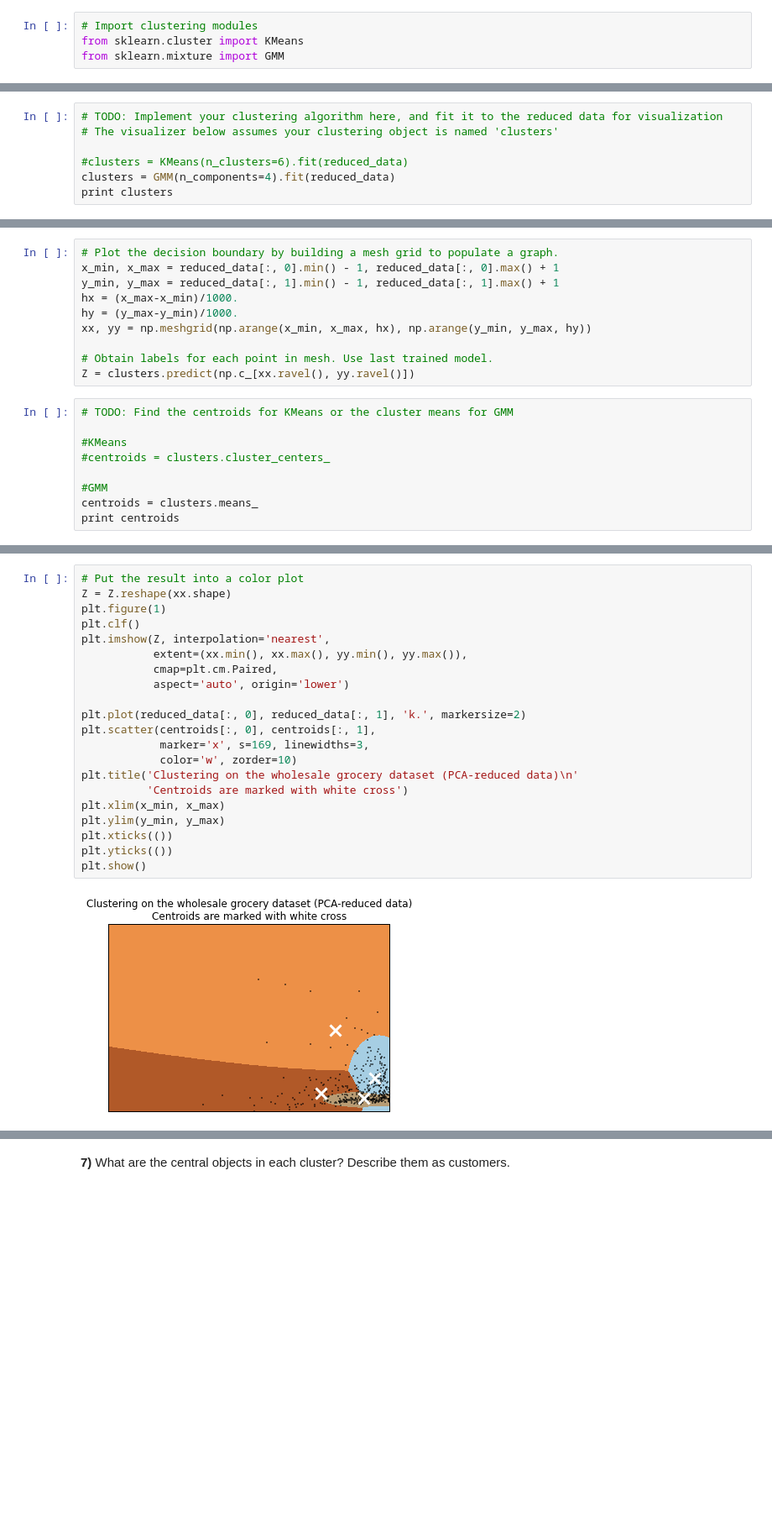
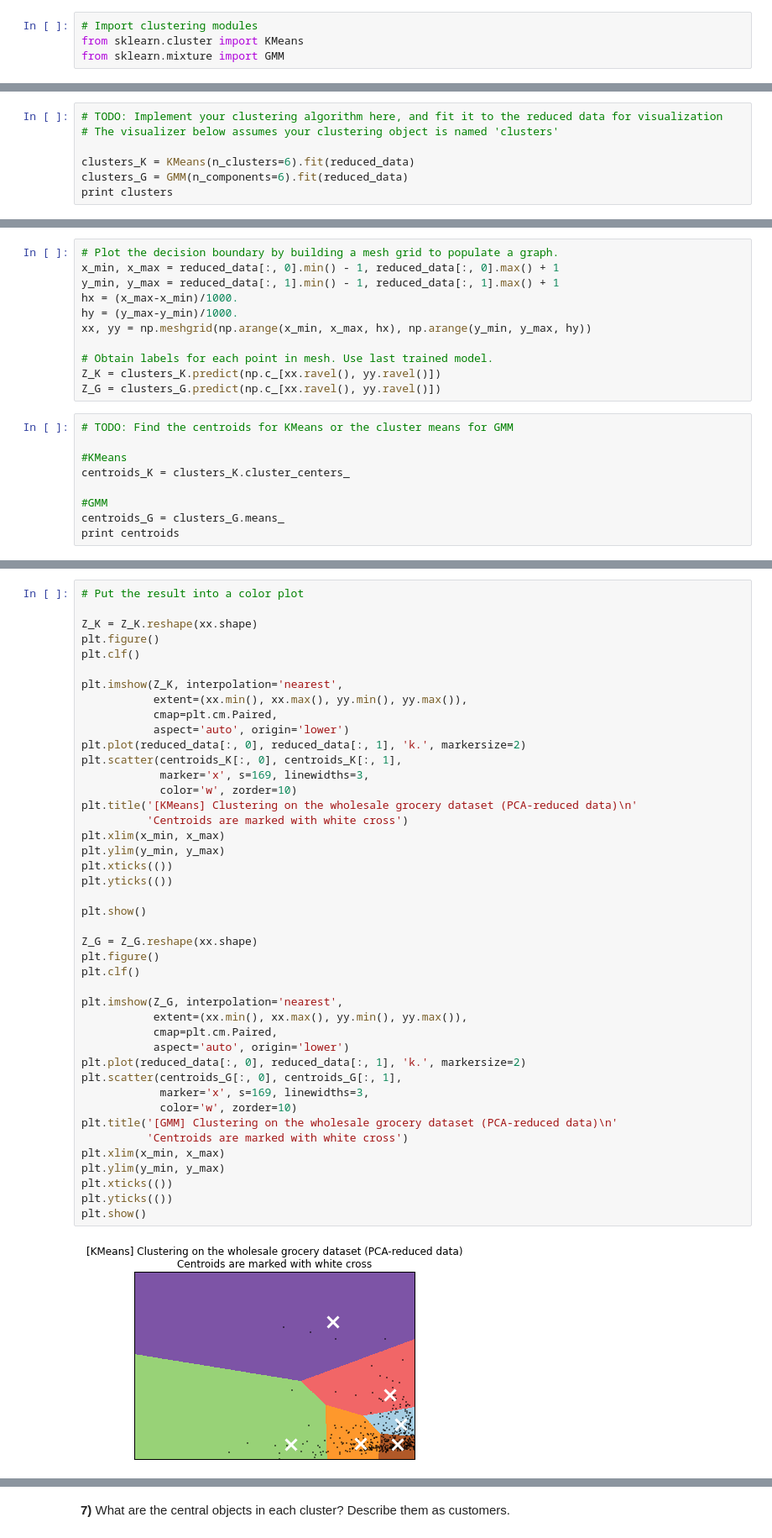
Before and after one commit to yycho0108/U_ML_P3, a Jupyter notebook: customer_segments/customer_segments.ipynb, the cells around one changed output, grey strips where cells are left out. Shown: that part at 84% size. Cells and saved outputs as stored; diff of their text form; blank space fills up the shorter version.

```diff
--- a/customer_segments/customer_segments.ipynb
+++ b/customer_segments/customer_segments.ipynb
@@ -140,8 +156,8 @@ print reduced_data[:10]  # print upto 10 elements
 # TODO: Implement your clustering algorithm here, and fit it to the reduced data for visualization
 # The visualizer below assumes your clustering object is named 'clusters'
 
-#clusters = KMeans(n_clusters=6).fit(reduced_data)
-clusters = GMM(n_components=4).fit(reduced_data)
+clusters_K = KMeans(n_clusters=6).fit(reduced_data)
+clusters_G = GMM(n_components=6).fit(reduced_data)
 print clusters
 # %% [output]
 GMM(covariance_type='diag', init_params='wmc', min_covar=0.001,
@@ -156,14 +172,15 @@ hy = (y_max-y_min)/1000.
 xx, yy = np.meshgrid(np.arange(x_min, x_max, hx), np.arange(y_min, y_max, hy))
 
 # Obtain labels for each point in mesh. Use last trained model.
-Z = clusters.predict(np.c_[xx.ravel(), yy.ravel()])
+Z_K = clusters_K.predict(np.c_[xx.ravel(), yy.ravel()])
+Z_G = clusters_G.predict(np.c_[xx.ravel(), yy.ravel()])
 # %%
 # TODO: Find the centroids for KMeans or the cluster means for GMM
 
 #KMeans
-#centroids = clusters.cluster_centers_
+centroids_K = clusters_K.cluster_centers_
 
 #GMM
-centroids = clusters.means_
+centroids_G = clusters_G.means_
 print centroids
 # %% [output]
@@ -174,23 +191,45 @@ print centroids
 # %%
 # Put the result into a color plot
-Z = Z.reshape(xx.shape)
-plt.figure(1)
+
+Z_K = Z_K.reshape(xx.shape)
+plt.figure()
 plt.clf()
-plt.imshow(Z, interpolation='nearest',
+
+plt.imshow(Z_K, interpolation='nearest',
            extent=(xx.min(), xx.max(), yy.min(), yy.max()),
            cmap=plt.cm.Paired,
            aspect='auto', origin='lower')
-
 plt.plot(reduced_data[:, 0], reduced_data[:, 1], 'k.', markersize=2)
-plt.scatter(centroids[:, 0], centroids[:, 1],
+plt.scatter(centroids_K[:, 0], centroids_K[:, 1],
             marker='x', s=169, linewidths=3,
             color='w', zorder=10)
-plt.title('Clustering on the wholesale grocery dataset (PCA-reduced data)\n'
+plt.title('[KMeans] Clustering on the wholesale grocery dataset (PCA-reduced data)\n'
+          'Centroids are marked with white cross')
+plt.xlim(x_min, x_max)
+plt.ylim(y_min, y_max)
+plt.xticks(())
+plt.yticks(())
+
+plt.show()
+
+Z_G = Z_G.reshape(xx.shape)
+plt.figure()
+plt.clf()
+
+plt.imshow(Z_G, interpolation='nearest',
+           extent=(xx.min(), xx.max(), yy.min(), yy.max()),
+           cmap=plt.cm.Paired,
+           aspect='auto', origin='lower')
+plt.plot(reduced_data[:, 0], reduced_data[:, 1], 'k.', markersize=2)
+plt.scatter(centroids_G[:, 0], centroids_G[:, 1],
+            marker='x', s=169, linewidths=3,
+            color='w', zorder=10)
+plt.title('[GMM] Clustering on the wholesale grocery dataset (PCA-reduced data)\n'
           'Centroids are marked with white cross')
 plt.xlim(x_min, x_max)
 plt.ylim(y_min, y_max)
 plt.xticks(())
 plt.yticks(())
 plt.show()
 # %% [output]
-[figure, old version]
+[figure, new version]
```
Also changed, not shown: parts of 22 cells of this notebook, 6 other files.
